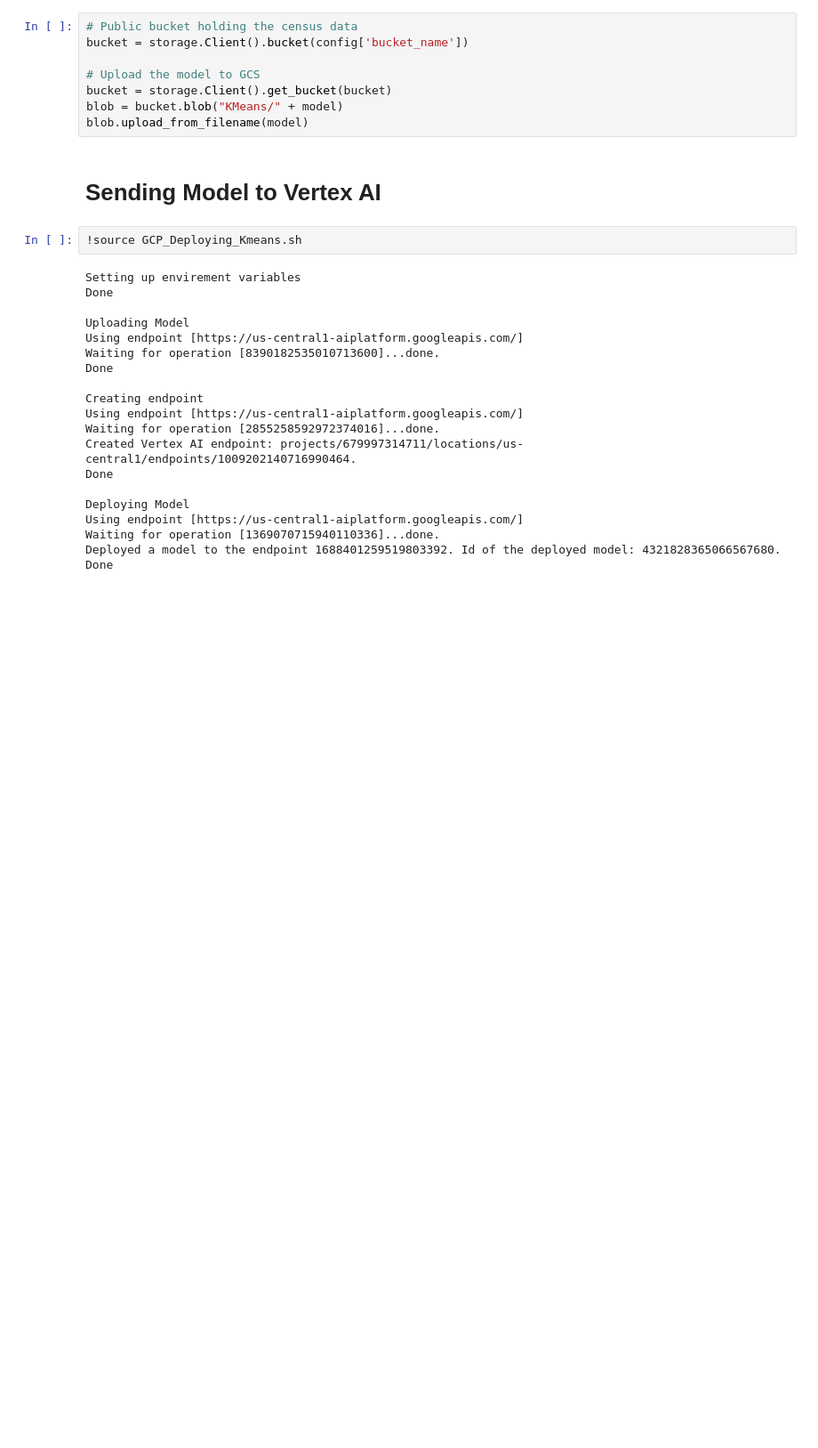
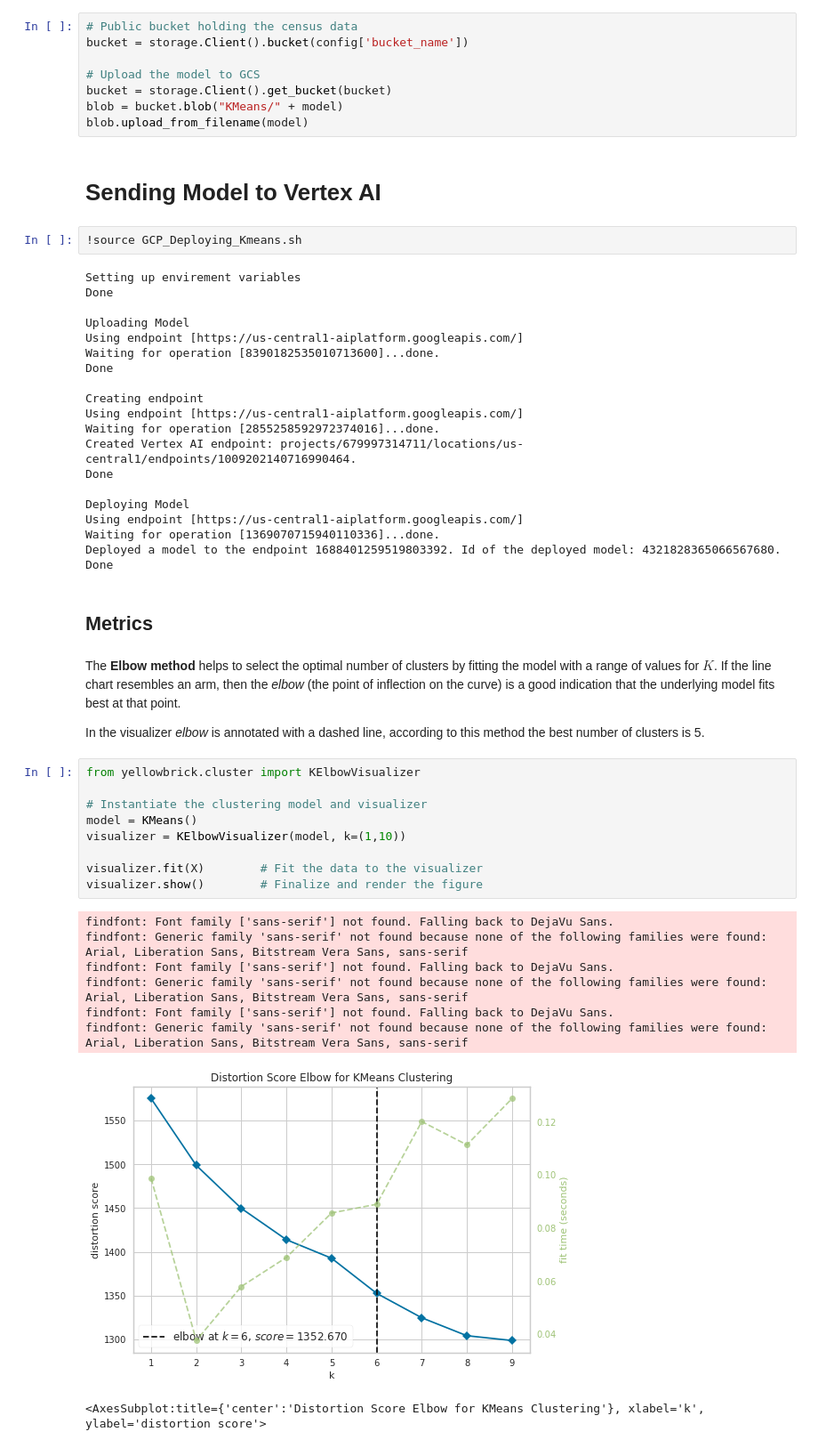
Before and after one commit to AdrianTJ/bookish-journey, a Jupyter notebook: model/KMeans_Training.ipynb, the cells around one changed output. Shown at 89% size. Saved outputs shown, nothing was run; the diff lists cells and outputs as text; blank space fills up the shorter version.

Commit message:
Adding metrics for the model

```diff
--- a/model/KMeans_Training.ipynb
+++ b/model/KMeans_Training.ipynb
@@ -239,3 +239,27 @@ Using endpoint [https://us-central1-aiplatform.googleapis.com/]
 Waiting for operation [1369070715940110336]...done.
 Deployed a model to the endpoint 1688401259519803392. Id of the deployed model: 4321828365066567680.
 Done
+# %% [markdown]
+## Metrics
+# %% [markdown]
+The **Elbow method** helps to select the optimal number of clusters by fitting the model with a range of values for $K$. If the line chart resembles an arm, then the *elbow* (the point of inflection on the curve) is a good indication that the underlying model fits best at that point.
+
+In the visualizer *elbow* is annotated with a dashed line, according to this method the best number of clusters is 5.
+# %%
+from yellowbrick.cluster import KElbowVisualizer
+
+# Instantiate the clustering model and visualizer
+model = KMeans()
+visualizer = KElbowVisualizer(model, k=(1,10))
+
+visualizer.fit(X)        # Fit the data to the visualizer
+visualizer.show()        # Finalize and render the figure
+# %% [output]
+findfont: Font family ['sans-serif'] not found. Falling back to DejaVu Sans.
+findfont: Generic family 'sans-serif' not found because none of the following families were found: Arial, Liberation Sans, Bitstream Vera Sans, sans-serif
+findfont: Font family ['sans-serif'] not found. Falling back to DejaVu Sans.
+findfont: Generic family 'sans-serif' not found because none of the following families were found: Arial, Liberation Sans, Bitstream Vera Sans, sans-serif
+findfont: Font family ['sans-serif'] not found. Falling back to DejaVu Sans.
+findfont: Generic family 'sans-serif' not found because none of the following families were found: Arial, Liberation Sans, Bitstream Vera Sans, sans-serif
+[figure, added]
+<AxesSubplot:title={'center':'Distortion Score Elbow for KMeans Clustering'}, xlabel='k', ylabel='distortion score'>
```
Also changed, not shown: parts of 6 cells of this notebook.
